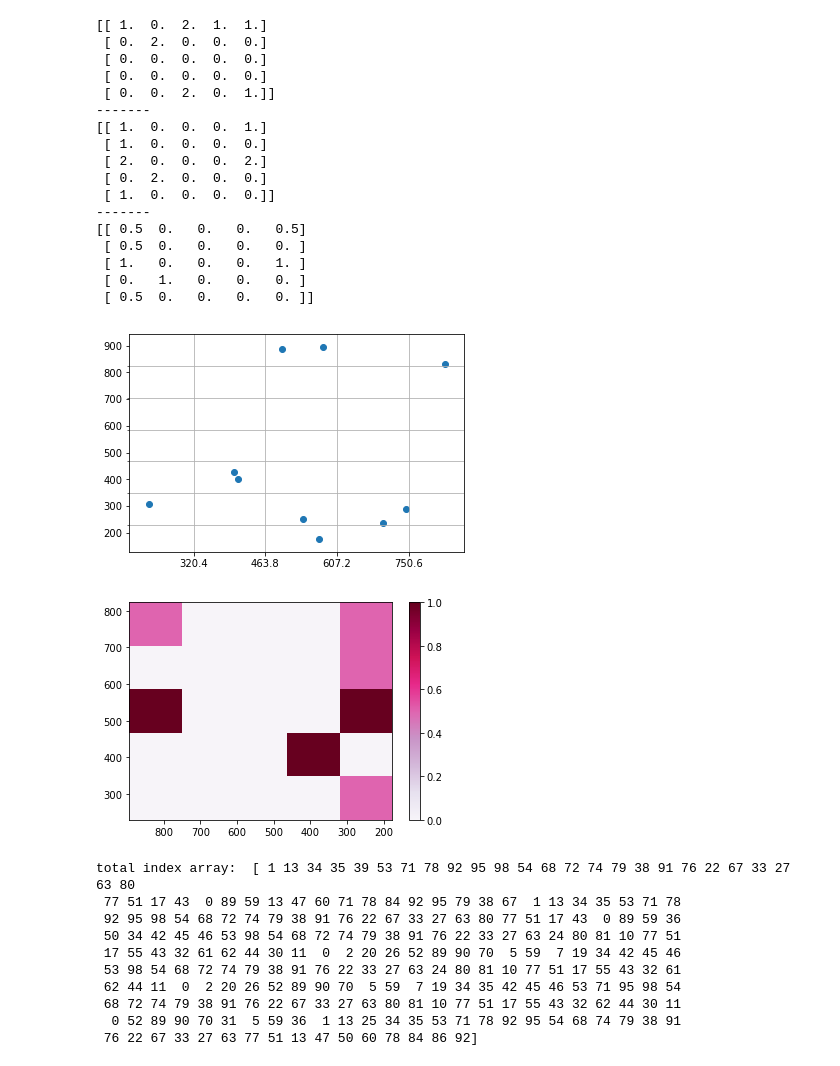
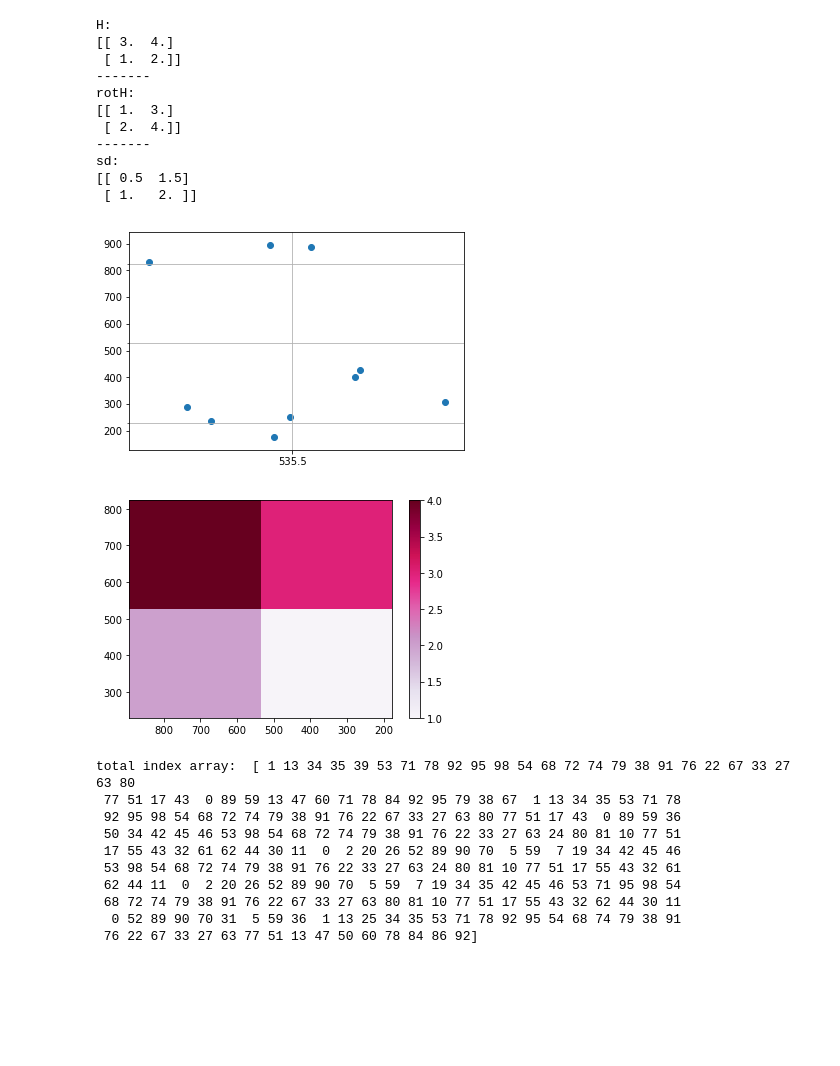
Before and after one commit to metownsend/lrg-project, a Jupyter notebook: statSub_Test.ipynb, the cells around one changed output. Cells and saved outputs as stored; diff of their text form; code cells hidden in the pictures; blank space fills up the shorter version.

```diff
--- a/statSub_Test.ipynb
+++ b/statSub_Test.ipynb
@@ -31,67 +31,64 @@ y0 = np.array([887., 177., 306., 402., 894., 288., 831., 235., 251., 426.])
 # H is the matrix with the number of points per bin
 # xedges, yedges are the bounds of the bins
 # H, xedges, yedges = np.histogram2d(x0, y0, bins=[5,5], normed=False)
-H, xedges, yedges = np.histogram2d(y0, x0, bins=[5,5], normed=False)
+H, xedges, yedges = np.histogram2d(y0, x0, bins=[2,2], normed=False)
+print("H:")
 print(H)
 print('-------')
 
 # Because of the form of the histogram, the matrix doesn't easily overlay onto the scatter plot which makes it hard
 # to plot and interpret. Rotating the matrix by 90 degrees fixes this problem.
-rotH = np.rot90(H, k=1)
+rotH = np.rot90(H, k=3)
+print("rotH:")
 print(rotH)
 print('-------')
-# print(xedges)
-# print(yedges)
+# print("xedges:", xedges)
+# print("yedges:", yedges)
 
 # Uses the numbers counted in the histogram to calculate a surface density: For each cell, the number of sources
 # divided by the area (in this case I made the area == 2 for simplicity).
 sd = rotH/2.
+print("sd:")
 print(sd)
 # print('-------')
 
 # Scatter plot of points with bin lines drawn
 fig, ax = plt.subplots()
 ax.set_xticks(xedges, minor=False)
 ax.set_yticks(yedges, minor=True)
 ax.xaxis.grid(True, which='major')
 ax.yaxis.grid(True, which='minor')
 
 plt.scatter(x0,y0)
-# plt.gca().invert_xaxis()
+plt.gca().invert_xaxis()
 plt.show()
 
 # color codes bins by surface density with color bar; should make sense when compared to scatter plot
-plt.imshow(sd, cmap=plt.cm.PuRd, extent=(xedges[0], xedges[5], yedges[0], yedges[5]))
+plt.imshow(H, cmap=plt.cm.PuRd, extent=(xedges[0], xedges[2], yedges[0], yedges[2]))
 plt.colorbar(orientation='vertical')
 plt.gca().invert_xaxis()
 plt.show()
 
 # Playing with only plotting one bin at a time. Not useful now but I don't want to forget it.
 # dx = x[np.where((x>=xedges[1]) & (x<=xedges[2]) & (y>=yedges[1]) & (y<=yedges[2]))]
 # dy = y[np.where((x>=xedges[1]) & (x<=xedges[2]) & (y>=yedges[1]) & (y<=yedges[2]))]
 
 # plt.scatter(dx,dy)
 # plt.show()
 # %% [output]
-[[ 1.  0.  2.  1.  1.]
- [ 0.  2.  0.  0.  0.]
- [ 0.  0.  0.  0.  0.]
- [ 0.  0.  0.  0.  0.]
- [ 0.  0.  2.  0.  1.]]
+H:
+[[ 3.  4.]
+ [ 1.  2.]]
 -------
-[[ 1.  0.  0.  0.  1.]
- [ 1.  0.  0.  0.  0.]
- [ 2.  0.  0.  0.  2.]
- [ 0.  2.  0.  0.  0.]
- [ 1.  0.  0.  0.  0.]]
+rotH:
+[[ 1.  3.]
+ [ 2.  4.]]
 -------
-[[ 0.5  0.   0.   0.   0.5]
- [ 0.5  0.   0.   0.   0. ]
- [ 1.   0.   0.   0.   1. ]
- [ 0.   1.   0.   0.   0. ]
- [ 0.5  0.   0.   0.   0. ]]
+sd:
+[[ 0.5  1.5]
+ [ 1.   2. ]]
-[figure, old version]
+[figure, new version]
-[figure, old version]
+[figure, new version]
 # %%
 # Test for counting near neighbors
 
```
